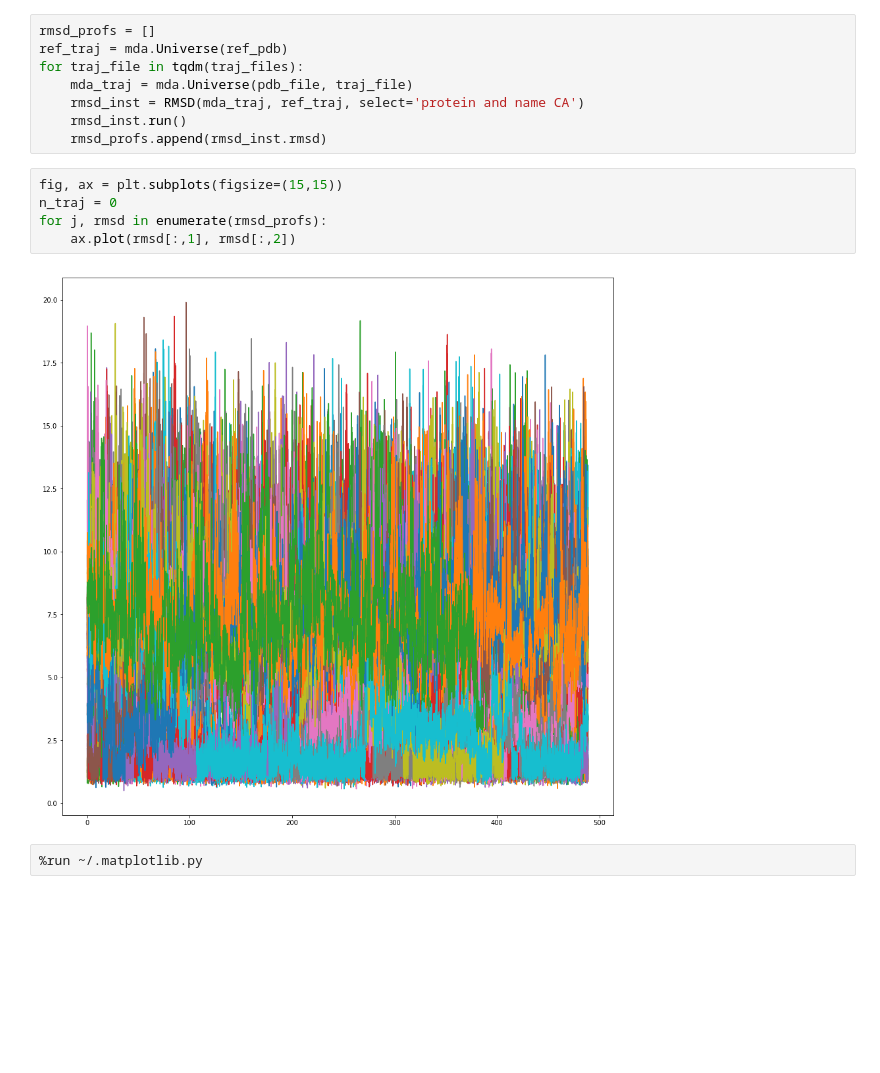
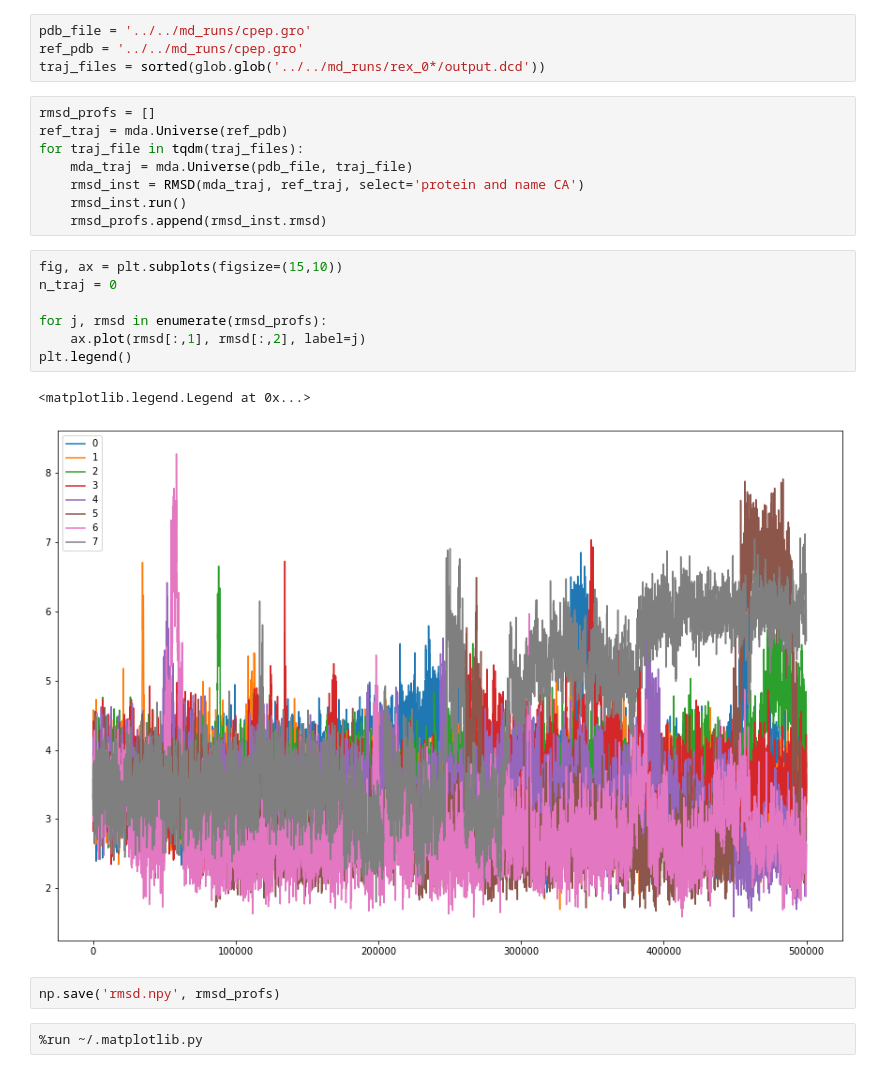
Before and after one commit to hengma1001/biophys_analysis, a Jupyter notebook: traj_analysis/RMSD.ipynb, the cells around one changed output. Drawn from its saved outputs; the diff is of its cells as text; blank space fills up the shorter version.

```diff
--- a/traj_analysis/RMSD.ipynb
+++ b/traj_analysis/RMSD.ipynb
@@ -17,3 +13,7 @@ traj_files = sorted(glob.glob('../2F4K-0-protein/2F4K-0-protein-*.dcd'))
+# %%
+pdb_file = '../../md_runs/cpep.gro'
+ref_pdb = '../../md_runs/cpep.gro'
+traj_files = sorted(glob.glob('../../md_runs/rex_0*/output.dcd'))
 # %%
 rmsd_profs = []
 ref_traj = mda.Universe(ref_pdb)
@@ -23,12 +23,17 @@ for traj_file in tqdm(traj_files):
     rmsd_inst.run()
     rmsd_profs.append(rmsd_inst.rmsd)
 # %%
-fig, ax = plt.subplots(figsize=(15,15))
+fig, ax = plt.subplots(figsize=(15,10))
 n_traj = 0
+
 for j, rmsd in enumerate(rmsd_profs):
-    ax.plot(rmsd[:,1], rmsd[:,2])
+    ax.plot(rmsd[:,1], rmsd[:,2], label=j)
+plt.legend()
 # %% [output]
+<matplotlib.legend.Legend at 0x...>
-[figure, old version]
+[figure, new version]
+# %%
+np.save('rmsd.npy', rmsd_profs)
 # %%
 %run ~/.matplotlib.py
 # %% [raw]
```
Also changed, not shown: parts of 1 cell of this notebook, 2 other files.
